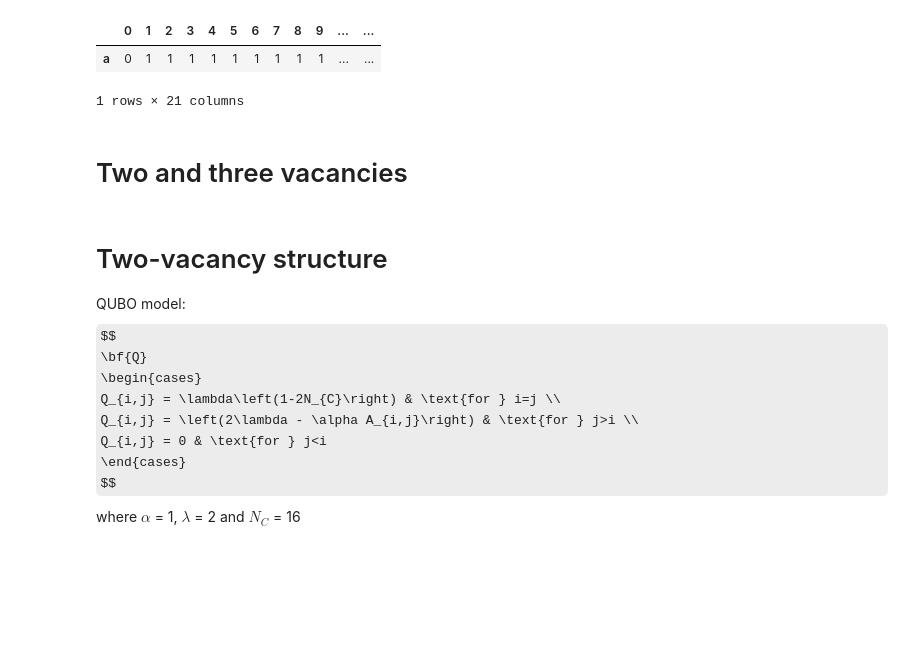
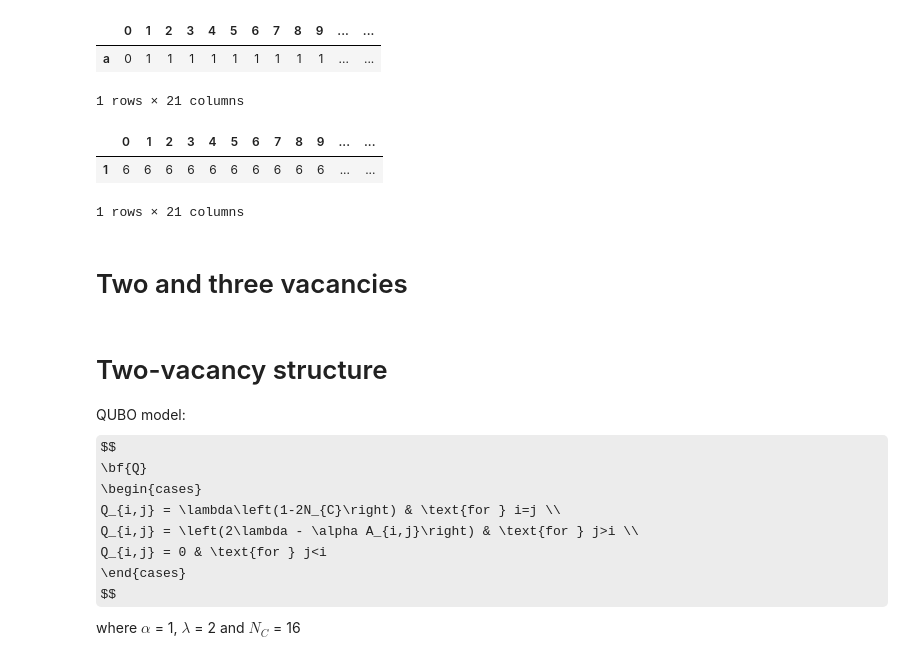
Before and after one commit to cmc-ucl/quantum_computing, a Jupyter notebook: Quantum_computing_and_materials_science/data_analysis.ipynb, the cells around one changed output. Saved outputs shown, nothing was run; the diff lists cells and outputs as text; code cells hidden in the pictures; some formulas as TeX source; blank space fills up the shorter version.

```diff
--- a/Quantum_computing_and_materials_science/data_analysis.ipynb
+++ b/Quantum_computing_and_materials_science/data_analysis.ipynb
@@ -238,7 +259,7 @@ df_1v
 ### Symmetry-inequivalent structures only
 # %%
 #dataframe = load_json('./data/paper/graphene_C18_bqm_v1_cF_w11_w20_l2_r1000_t0_1666191205.json')[0]
-dataframe = load_json('./data/paper/graphene_C18_bqm_v1_cF_w11_w20_l2_r1000_t0_1663924860.json')[0]
+dataframe = load_json('./data/graphene_C18_bqm_v1_cF_w11_w20_l2_r1000_t0_1663924860.json')[0]
 df_1v = make_df_paper(dataframe,num_vacancies=1,symmetrised=True,only_feasible=False,structure=graphene_supercell,num_runs=1)
 sort = np.where(df_1v.iloc[:,0:18].to_numpy() == 0)[1]
 df_1v = df_1v.iloc[sort,:]
@@ -249,6 +270,20 @@ df_1v
 |  | 0 | 1 | 2 | 3 | 4 | 5 | 6 | 7 | 8 | 9 | ... | ... |
 | a | 0 | 1 | 1 | 1 | 1 | 1 | 1 | 1 | 1 | 1 | ... | ... |
 1 rows × 21 columns
+# %%
+# Get the DF
+dataframe
+# convert the df
+df = convert_df_binary2atom(dataframe,[1,6])
+# remove unfeasible
+#ddf = remove_unfeasible(df, [1,6],[1,17])
+# find symmetry equivalent
+find_symmetry_equivalent_structures(df,structure,remove_unfeasible=True,species=[1,6],concentration=[1,17])
+# THINK ABOUT % OCCURRENCE AND CHAIN BREAK (Keep count and not %)
+# %% [output]
+|  | 0 | 1 | 2 | 3 | 4 | 5 | 6 | 7 | 8 | 9 | ... | ... |
+| 1 | 6 | 6 | 6 | 6 | 6 | 6 | 6 | 6 | 6 | 6 | ... | ... |
+1 rows × 21 columns
 # %% [markdown]
 # <a id='two_vac'>Two and three vacancies</a>
 # %% [markdown]
```
Also changed, not shown: parts of 5 cells of this notebook.
